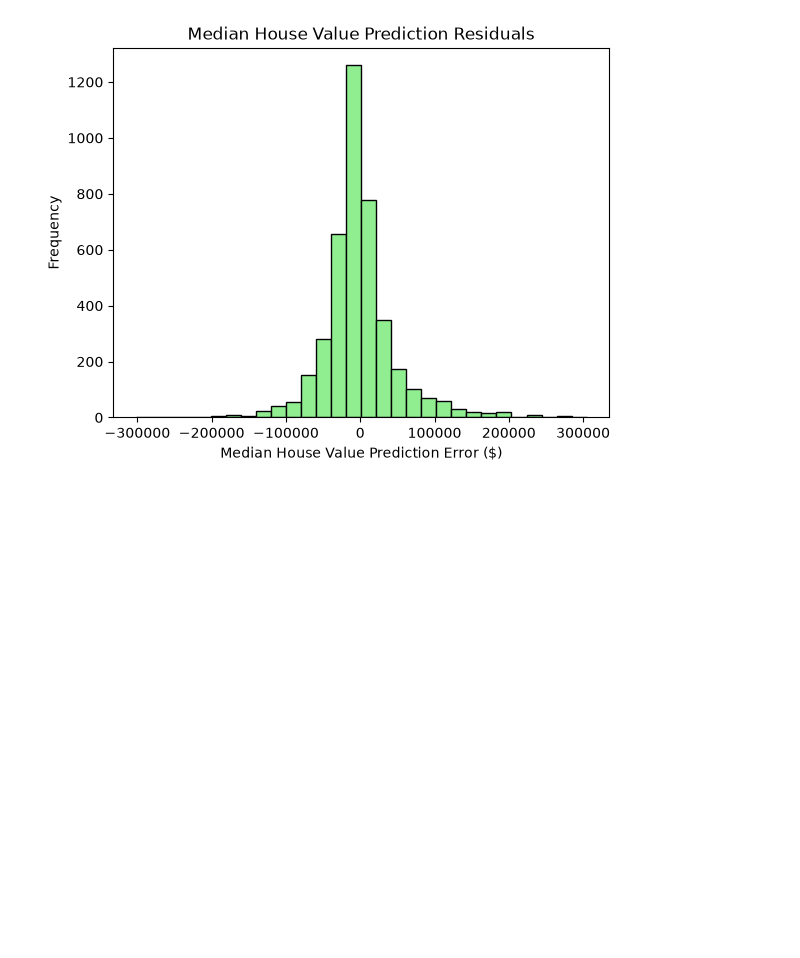
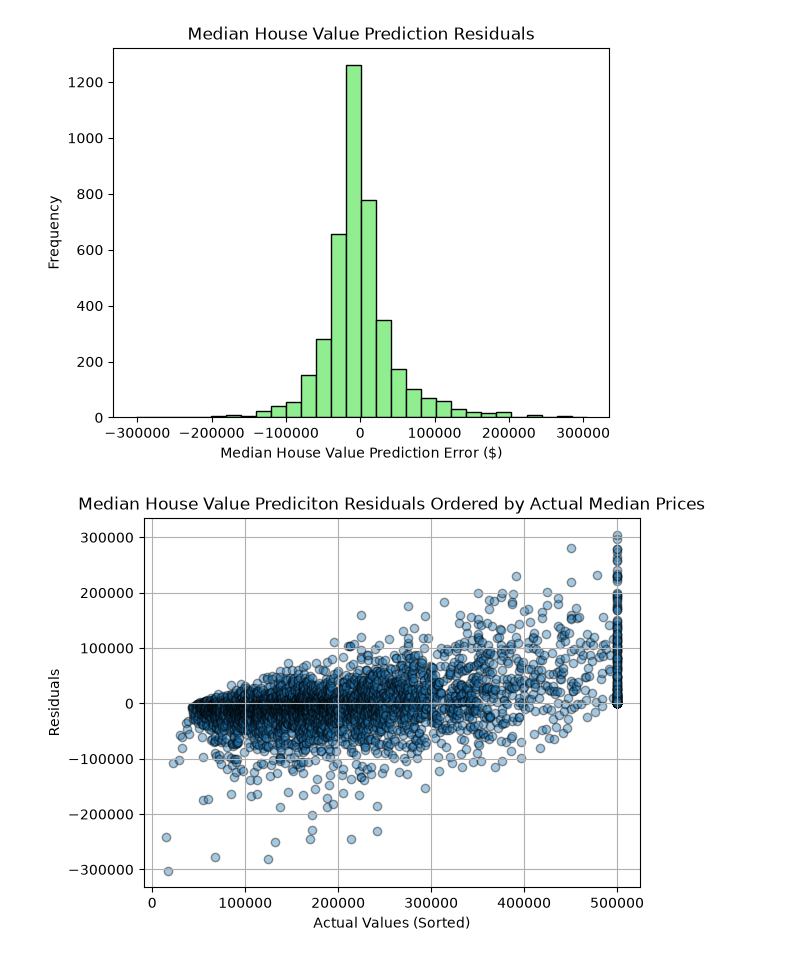
Before and after one commit to CyberWol-12/Machine_Learning_with_Python, a Jupyter notebook: 15.evaluating_random_forest_performance.ipynb, the cells around one changed output. Cells and saved outputs as stored; diff of their text form; code cells hidden in the pictures; blank space fills up the shorter version.

Commit message:
residual actual and residual datastes with scattering

```diff
--- a/15.evaluating_random_forest_performance.ipynb
+++ b/15.evaluating_random_forest_performance.ipynb
@@ -87,3 +87,17 @@ print(f'Average_residuals =  ,{mean_resid}' )
 # %% [output]
 Average_residuals =  ,-1250.055329457322
 [figure]
+# %%
+residual_df = pd.DataFrame({
+    'Actual':1e5*y_test,
+    'Residuals':residuals
+})
+residual_df = residual_df.sort_values(by='Actual')
+plt.scatter(residual_df['Actual'],residual_df['Residuals'],marker='o',alpha=0.4,edgecolors='k')
+plt.title('Median House Value Prediciton Residuals Ordered by Actual Median Prices')
+plt.xlabel('Actual Values (Sorted)')
+plt.ylabel('Residuals')
+plt.grid(True)
+plt.show()
+# %% [output]
+[figure, added]
```
